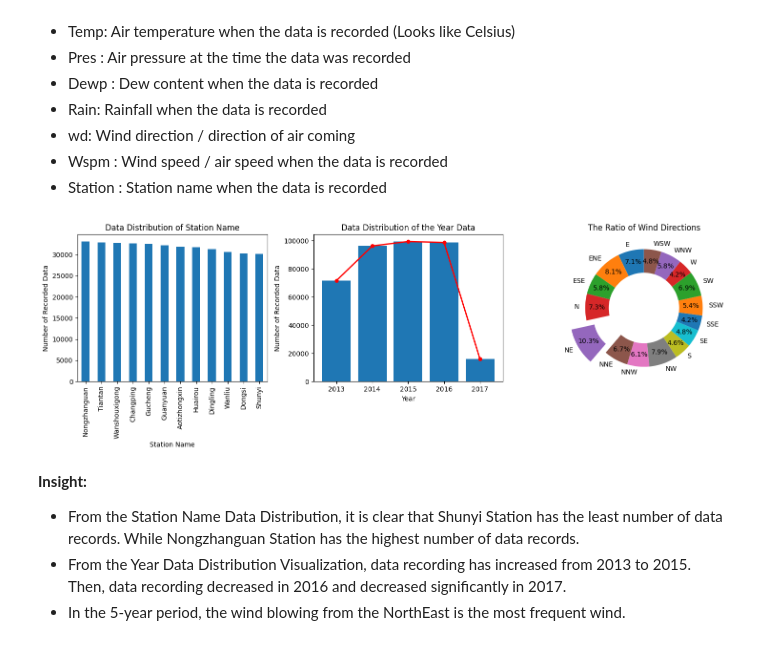
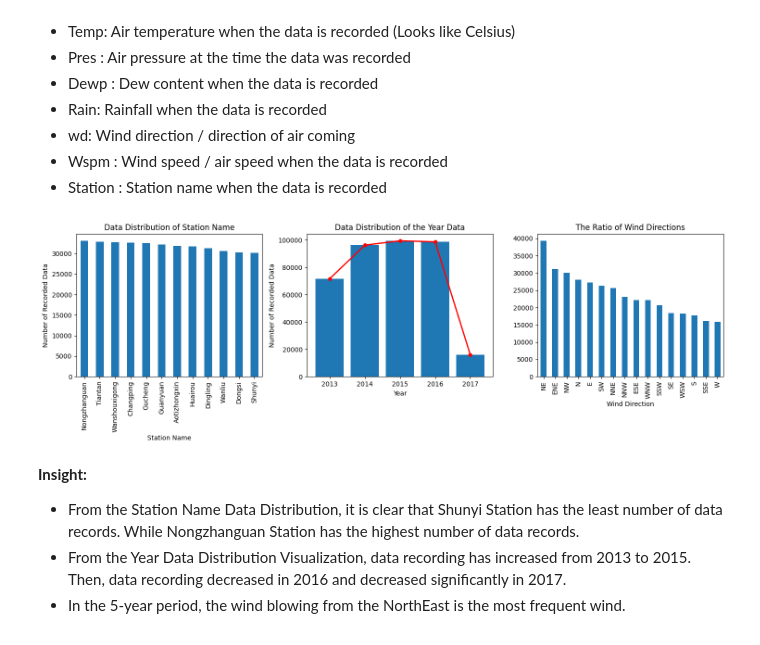
Before and after one commit to hfzdzakii/Dicoding-AirQualityAnalysisData, a Jupyter notebook: Project_Data_Analysis.ipynb, the cells around one changed output. Cells and saved outputs as stored; diff of their text form; code cells hidden in the pictures.

```diff
--- a/Project_Data_Analysis.ipynb
+++ b/Project_Data_Analysis.ipynb
@@ -222,33 +235,31 @@ clean_df.sample(10) # Melihat 10 data dataset agar bisa memahami strukturnya
 - Station : Station name when the data is recorded
 # %%
 temp_df1 = clean_df['year'].value_counts().reset_index().sort_values('year')
-temp_df2 = clean_df['wd'].value_counts().reset_index().sort_values('wd')
-explode = [0 for _ in range(16)]
-explode[4] = 0.3
 
 plt.figure(figsize=(15,5))
 
 plt.subplot(131)
 clean_df['station'].value_counts().plot(kind='bar')
 plt.title('Data Distribution of Station Name')
 plt.xlabel('Station Name')
 plt.ylabel('Number of Recorded Data')
 
 plt.subplot(132)
 plt.bar(temp_df1['year'], temp_df1['count'])
 plt.plot(temp_df1['year'], temp_df1['count'], linewidth=2, color='red', marker='o', markersize=5)
 plt.title('Data Distribution of the Year Data')
 plt.xlabel('Year')
 plt.ylabel('Number of Recorded Data')
 
 plt.subplot(133)
-plt.pie(temp_df2['count'], labels=temp_df2['wd'], autopct='%1.1f%%', wedgeprops={'width': 0.4}, pctdistance=0.8, startangle=90, explode=explode)
+clean_df['wd'].value_counts().plot(kind='bar')
 plt.title('The Ratio of Wind Directions')
+plt.xlabel('Wind Direction')
 
 plt.tight_layout()
 plt.show()
 # %% [output]
-[figure, old version]
+[figure, new version]
 # %% [markdown]
 **Insight:**
 - From the Station Name Data Distribution, it is clear that Shunyi Station has the least number of data records. While Nongzhanguan Station has the highest number of data records.
```
Also changed, not shown: parts of 15 cells of this notebook.
